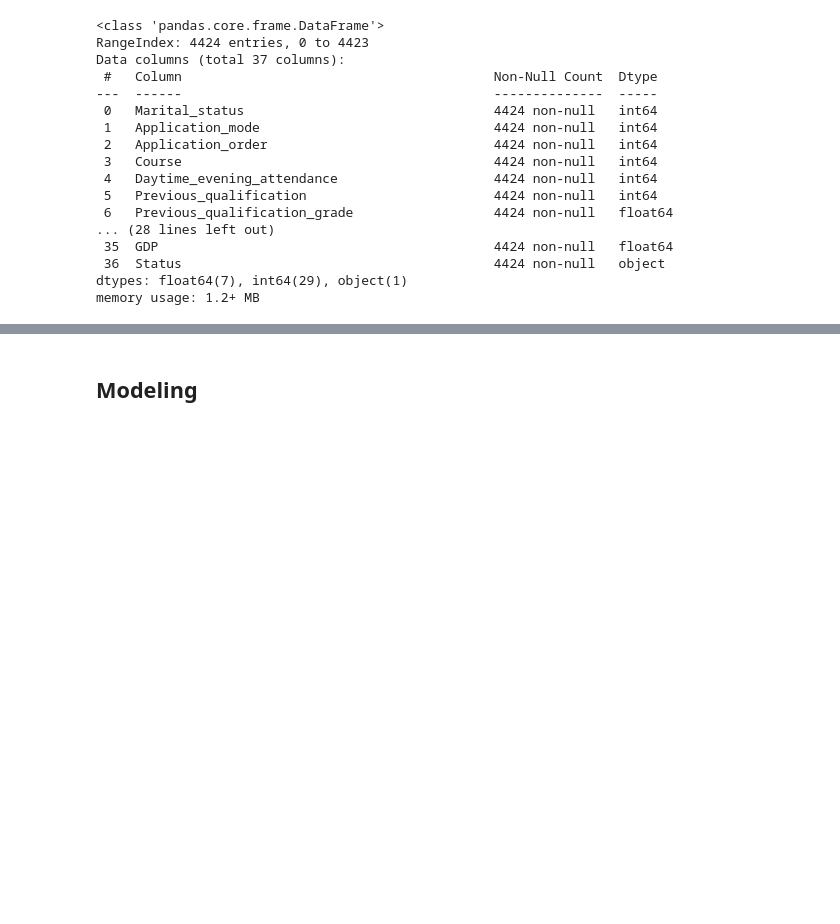
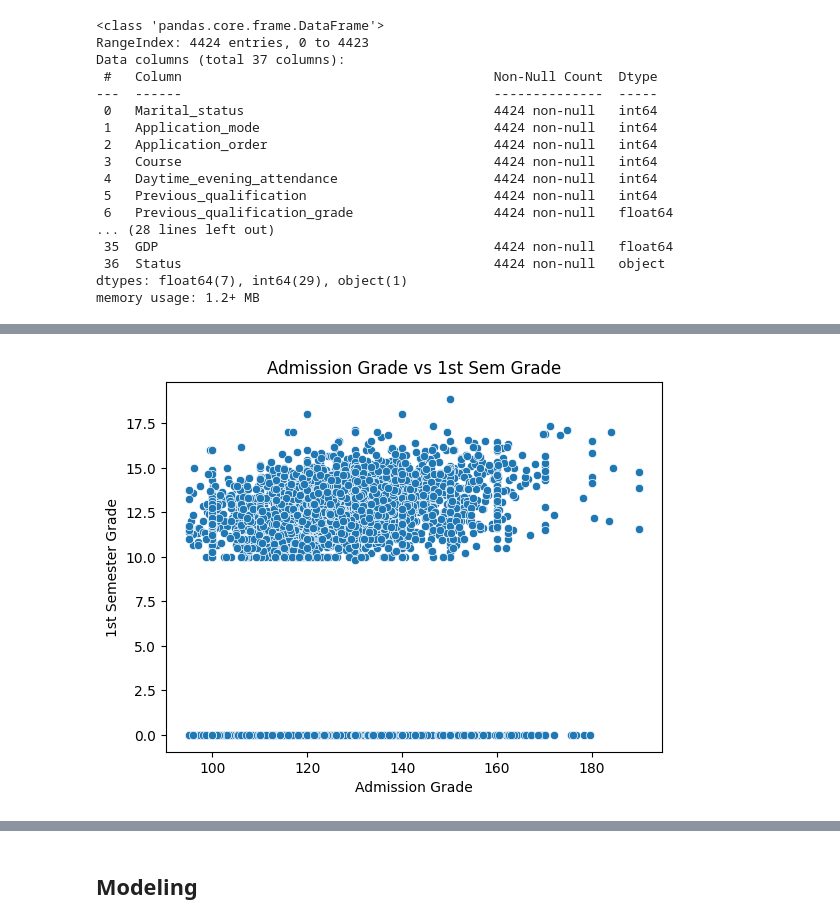
Before and after one commit to agummds/DS_Students_Performance, a Jupyter notebook: DS_CaseStudy_Agum_Medisa.ipynb, the cells around one changed output, grey strips where cells are left out. Drawn from its saved outputs; the diff is of its cells as text; code cells hidden in the pictures; blank space fills up the shorter version.

```diff
--- a/DS_CaseStudy_Agum_Medisa.ipynb
+++ b/DS_CaseStudy_Agum_Medisa.ipynb
@@ -256,0 +304,8 @@ X_train, X_test, y_train, y_test = train_test_split(
+# %%
+sns.scatterplot(data=df, x='Admission_grade', y='Curricular_units_1st_sem_grade')
+plt.title('Admission Grade vs 1st Sem Grade')
+plt.xlabel('Admission Grade')
+plt.ylabel('1st Semester Grade')
+plt.show()
+# %% [output]
+[figure, added]
```
Also changed, not shown: parts of 8 cells of this notebook, 3 other files.
